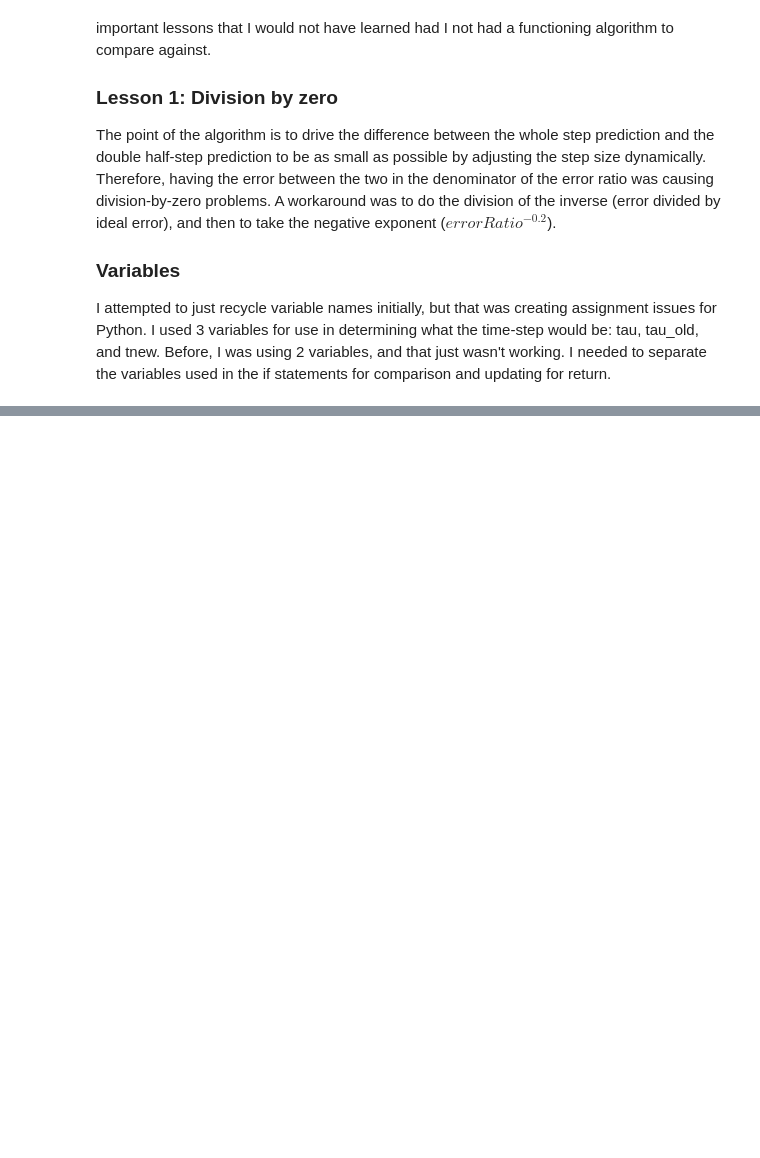
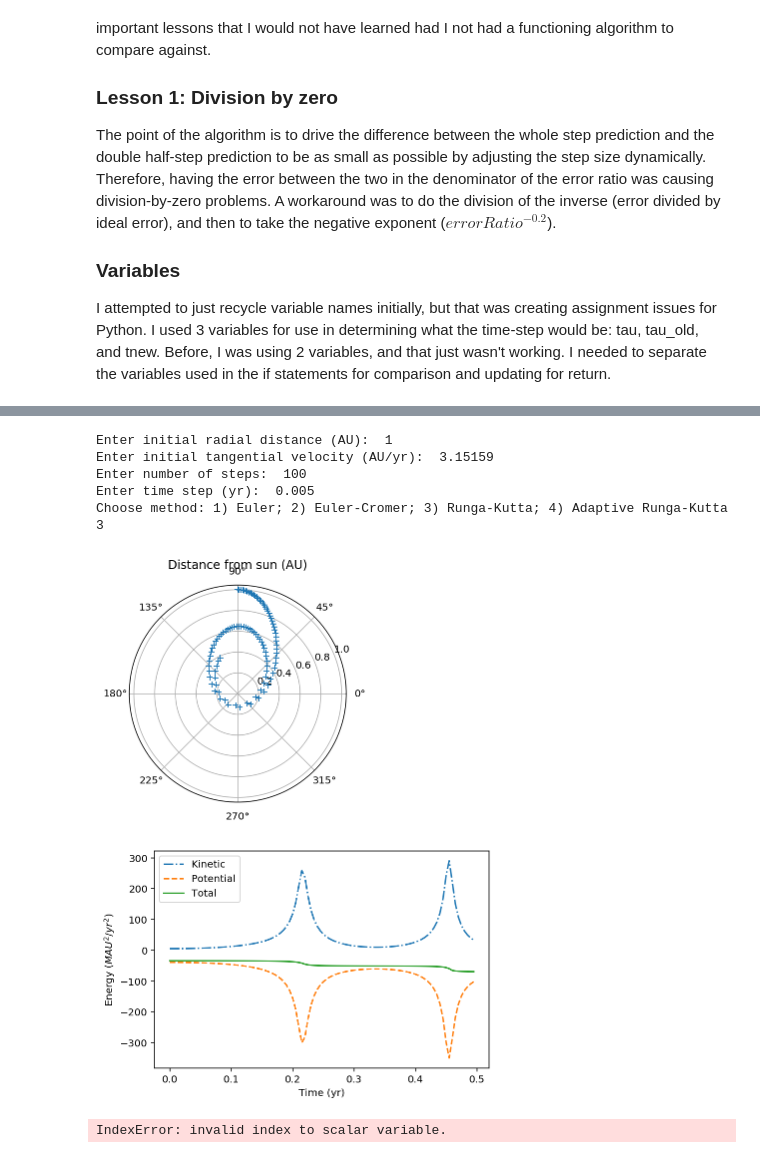
Before and after one commit to mattwilliams06/NumericalMethodsForPhysics, a Jupyter notebook: Ch3.ipynb, the cells around one changed output, grey strips where cells are left out. Saved outputs shown, nothing was run; the diff lists cells and outputs as text; code cells hidden in the pictures; blank space fills up the shorter version.

Commit message:
Comet with drag

```diff
--- a/Ch3.ipynb
+++ b/Ch3.ipynb
@@ -1142,0 +1265,11 @@ I attempted to just recycle variable names initially, but that was creating assi
+# %%
+orbit_drag()
+# %% [output]
+Enter initial radial distance (AU):  1
+Enter initial tangential velocity (AU/yr):  3.15159
+Enter number of steps:  100
+Enter time step (yr):  0.005
+Choose method: 1) Euler; 2) Euler-Cromer; 3) Runga-Kutta; 4) Adaptive Runga-Kutta 3
+[figure, added]
+[figure, added]
+IndexError: invalid index to scalar variable.
```
Also changed, not shown: parts of 6 cells of this notebook.
